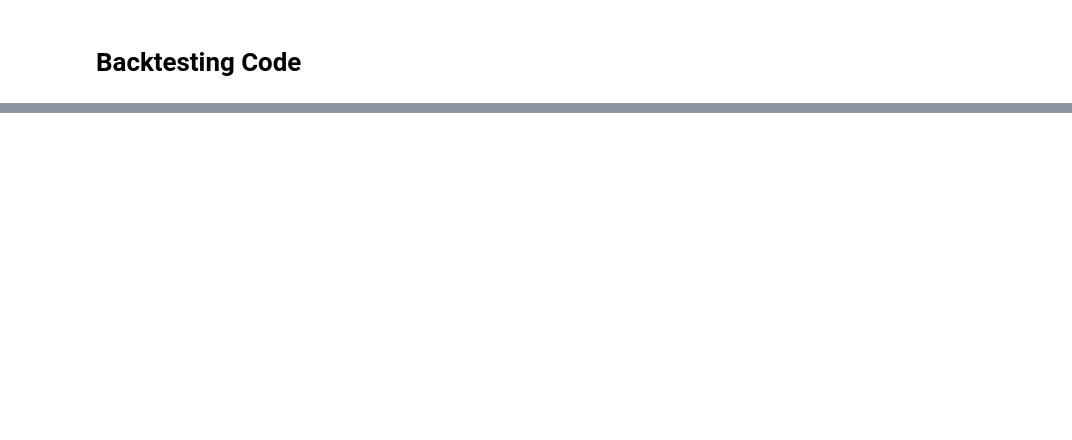
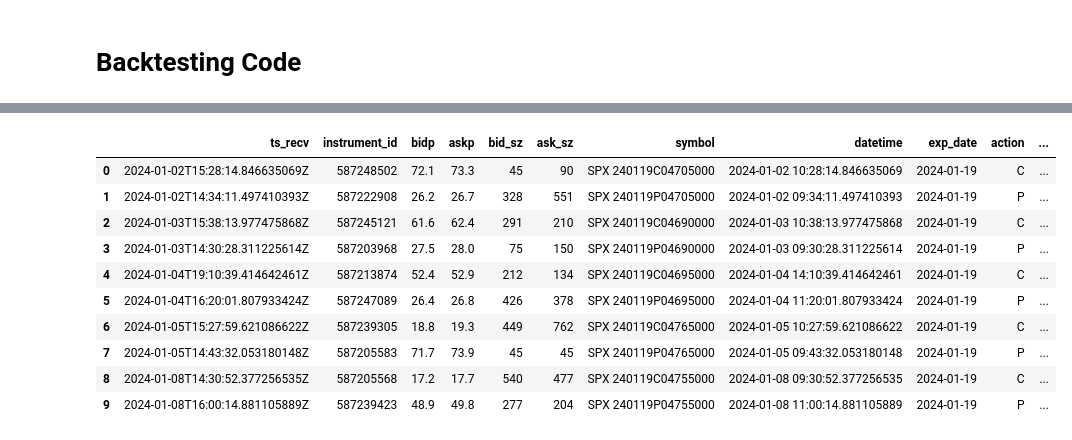
Before and after one commit to sumaddury/Derivatives-Case-M-E-S-C, a Jupyter notebook: profitable_options.ipynb, the cells around one changed output, grey strips where cells are left out. Cells and saved outputs as stored; diff of their text form; code cells hidden in the pictures; blank space fills up the shorter version.

```diff
--- a/profitable_options.ipynb
+++ b/profitable_options.ipynb
@@ -2,8 +2,10 @@
 import pandas as pd
 import numpy as np
 from datetime import datetime
+from scipy.optimize import brentq, minimize
+from scipy.stats import norm
 
-pd.set_option("display.max_rows", None)
+# pd.set_option("display.max_rows", None)
 # %%
 options = pd.read_csv(r"data\cleaned_options_data.csv")
 
@@ -175,0 +236,27 @@ Overall Score: 1765924.891824669
+# %%
+# Constants
+r = 0.03  # Risk-free rate
+
+# Efficient Implied Volatility Calculation
+result["impl_vol"] = implied_vol_vectorized(
+    result["underlying"],  # Underlying price
+    result["strike_price"],  # Strike price
+    result["till_exp"],  # Time to expiration
+    result["fair_value"],  # Fair value (mid price)
+    r,  # Risk-free rate
+    result["action"],  # Option type ('C' or 'P')
+)
+# %%
+result.head(10)
+# %% [output]
+|  | ts_recv | instrument_id | bidp | askp | bid_sz | ask_sz | symbol | datetime | exp_date | action | ... |
+| 0 | 2024-01-02T15:28:14.846635069Z | 587248502 | 72.1 | 73.3 | 45 | 90 | SPX 240119C04705000 | 2024-01-02 10:28:14.846635069 | 2024-01-19 | C | ... |
+| 1 | 2024-01-02T14:34:11.497410393Z | 587222908 | 26.2 | 26.7 | 328 | 551 | SPX 240119P04705000 | 2024-01-02 09:34:11.497410393 | 2024-01-19 | P | ... |
+| 2 | 2024-01-03T15:38:13.977475868Z | 587245121 | 61.6 | 62.4 | 291 | 210 | SPX 240119C04690000 | 2024-01-03 10:38:13.977475868 | 2024-01-19 | C | ... |
+| 3 | 2024-01-03T14:30:28.311225614Z | 587203968 | 27.5 | 28.0 | 75 | 150 | SPX 240119P04690000 | 2024-01-03 09:30:28.311225614 | 2024-01-19 | P | ... |
+| 4 | 2024-01-04T19:10:39.414642461Z | 587213874 | 52.4 | 52.9 | 212 | 134 | SPX 240119C04695000 | 2024-01-04 14:10:39.414642461 | 2024-01-19 | C | ... |
+| 5 | 2024-01-04T16:20:01.807933424Z | 587247089 | 26.4 | 26.8 | 426 | 378 | SPX 240119P04695000 | 2024-01-04 11:20:01.807933424 | 2024-01-19 | P | ... |
+| 6 | 2024-01-05T15:27:59.621086622Z | 587239305 | 18.8 | 19.3 | 449 | 762 | SPX 240119C04765000 | 2024-01-05 10:27:59.621086622 | 2024-01-19 | C | ... |
+| 7 | 2024-01-05T14:43:32.053180148Z | 587205583 | 71.7 | 73.9 | 45 | 45 | SPX 240119P04765000 | 2024-01-05 09:43:32.053180148 | 2024-01-19 | P | ... |
+| 8 | 2024-01-08T14:30:52.377256535Z | 587205568 | 17.2 | 17.7 | 540 | 477 | SPX 240119C04755000 | 2024-01-08 09:30:52.377256535 | 2024-01-19 | C | ... |
+| 9 | 2024-01-08T16:00:14.881105889Z | 587239423 | 48.9 | 49.8 | 277 | 204 | SPX 240119P04755000 | 2024-01-08 11:00:14.881105889 | 2024-01-19 | P | ... |
```
Also changed, not shown: parts of 14 cells of this notebook, 2 other files.
